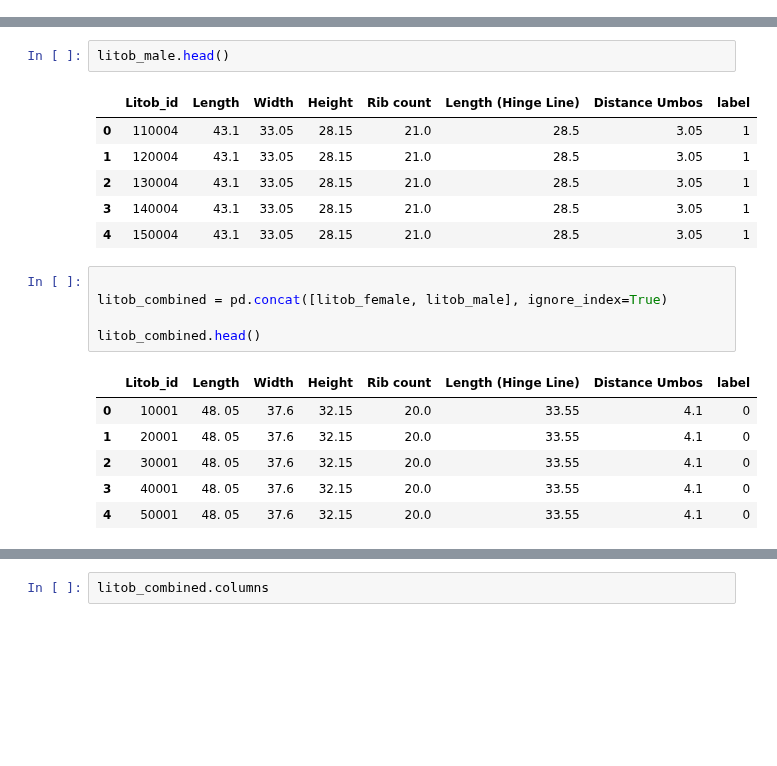
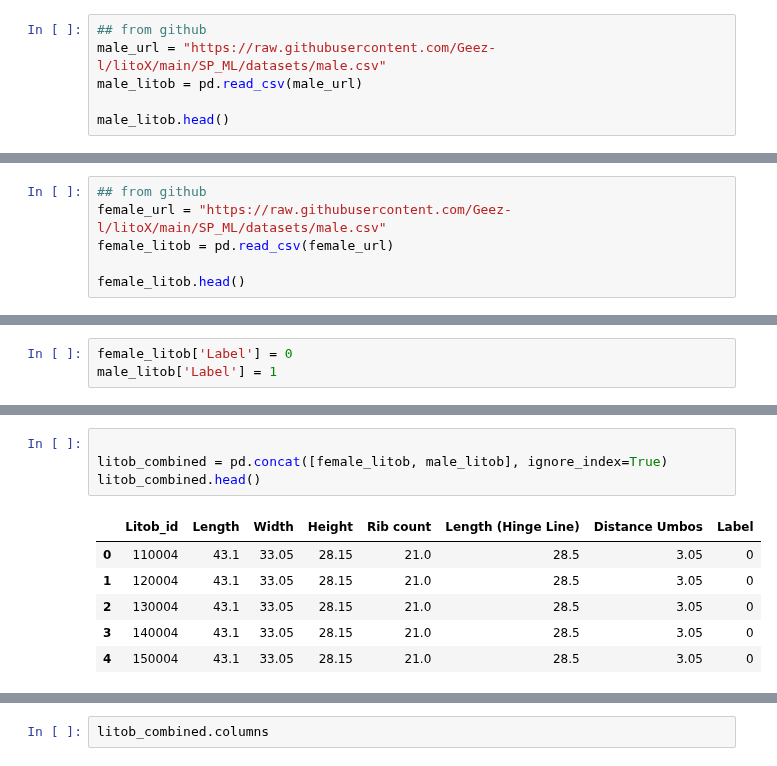
Before and after one commit to Geez-l/litoX, a Jupyter notebook: litox_ML.ipynb, the cells around one changed output, grey strips where cells are left out. Saved outputs shown, nothing was run; the diff lists cells and outputs as text; blank space fills up the shorter version.

```diff
--- a/litox_ML.ipynb
+++ b/litox_ML.ipynb
@@ -30,0 +19,6 @@ litob_male = pd.read_csv('/content/drive/MyDrive/FOURTH YEAR/SP/SP 2024/Chapter3
+# %%
+## from github
+male_url = "https://raw.githubusercontent.com/Geez-l/litoX/main/SP_ML/datasets/male.csv"
+male_litob = pd.read_csv(male_url)
+
+male_litob.head()
@@ -30,0 +32,6 @@ litob_male = pd.read_csv('/content/drive/MyDrive/FOURTH YEAR/SP/SP 2024/Chapter3
+# %%
+## from github
+female_url = "https://raw.githubusercontent.com/Geez-l/litoX/main/SP_ML/datasets/male.csv"
+female_litob = pd.read_csv(female_url)
+
+female_litob.head()
@@ -31 +47,4 @@ litob_male = pd.read_csv('/content/drive/MyDrive/FOURTH YEAR/SP/SP 2024/Chapter3
+# %%
+female_litob['Label'] = 0
+male_litob['Label'] = 1
 # %%
@@ -52,24 +59,14 @@ litob_female.head()
-# %%
-litob_male.head()
-# %% [output]
-|  | Litob_id | Length | Width | Height | Rib count | Length (Hinge Line) | Distance Umbos | label |
-| 0 | 110004 | 43.1 | 33.05 | 28.15 | 21.0 | 28.5 | 3.05 | 1 |
-| 1 | 120004 | 43.1 | 33.05 | 28.15 | 21.0 | 28.5 | 3.05 | 1 |
-| 2 | 130004 | 43.1 | 33.05 | 28.15 | 21.0 | 28.5 | 3.05 | 1 |
-| 3 | 140004 | 43.1 | 33.05 | 28.15 | 21.0 | 28.5 | 3.05 | 1 |
-| 4 | 150004 | 43.1 | 33.05 | 28.15 | 21.0 | 28.5 | 3.05 | 1 |
 # %%
 
-litob_combined = pd.concat([litob_female, litob_male], ignore_index=True)
-
+litob_combined = pd.concat([female_litob, male_litob], ignore_index=True)
 litob_combined.head()
 # %% [output]
-|  | Litob_id | Length | Width | Height | Rib count | Length (Hinge Line) | Distance Umbos | label |
-| 0 | 10001 | 48. 05 | 37.6 | 32.15 | 20.0 | 33.55 | 4.1 | 0 |
-| 1 | 20001 | 48. 05 | 37.6 | 32.15 | 20.0 | 33.55 | 4.1 | 0 |
-| 2 | 30001 | 48. 05 | 37.6 | 32.15 | 20.0 | 33.55 | 4.1 | 0 |
-| 3 | 40001 | 48. 05 | 37.6 | 32.15 | 20.0 | 33.55 | 4.1 | 0 |
-| 4 | 50001 | 48. 05 | 37.6 | 32.15 | 20.0 | 33.55 | 4.1 | 0 |
+|  | Litob_id | Length | Width | Height | Rib count | Length (Hinge Line) | Distance Umbos | Label |
+| 0 | 110004 | 43.1 | 33.05 | 28.15 | 21.0 | 28.5 | 3.05 | 0 |
+| 1 | 120004 | 43.1 | 33.05 | 28.15 | 21.0 | 28.5 | 3.05 | 0 |
+| 2 | 130004 | 43.1 | 33.05 | 28.15 | 21.0 | 28.5 | 3.05 | 0 |
+| 3 | 140004 | 43.1 | 33.05 | 28.15 | 21.0 | 28.5 | 3.05 | 0 |
+| 4 | 150004 | 43.1 | 33.05 | 28.15 | 21.0 | 28.5 | 3.05 | 0 |
 # %%
 #### plot visualizations for the no. of ham and spam
 import pandas as pd
```
Also changed, not shown: parts of 12 cells of this notebook.
